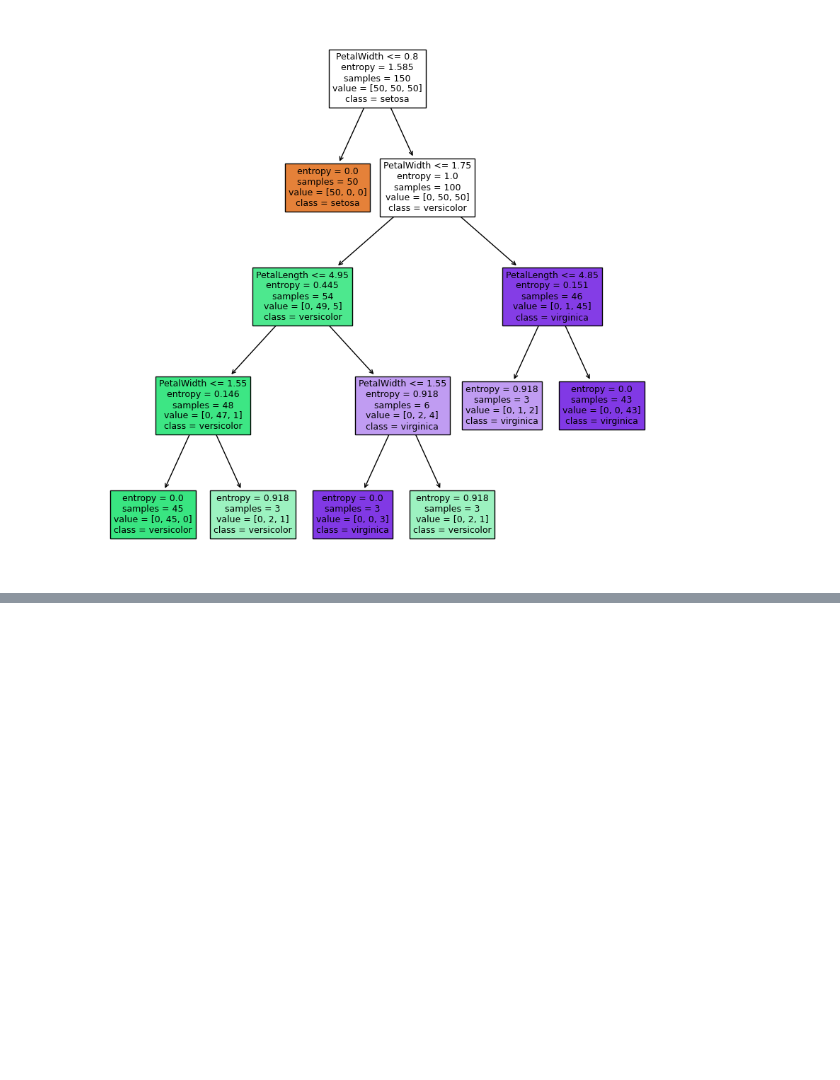
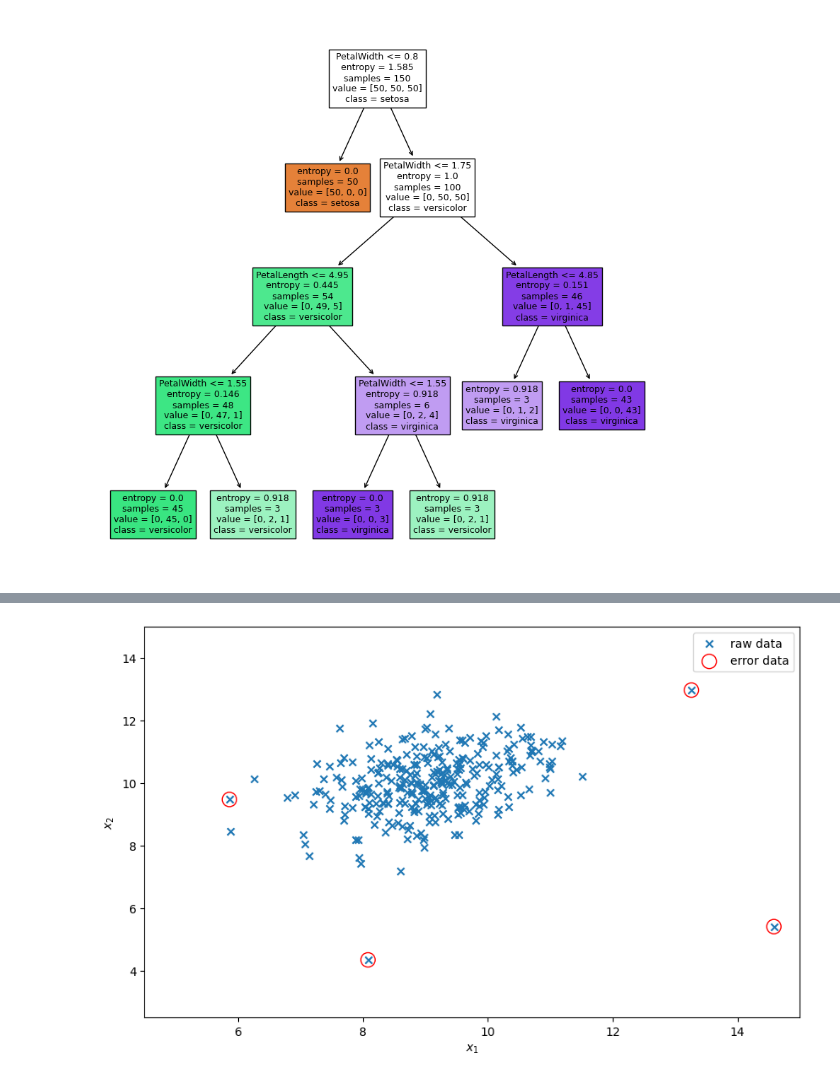
Before and after one commit to ChaoEcho/ml_learn, a Jupyter notebook: my_learn/learn-8-6.ipynb, the cells around one changed output, grey strips where cells are left out. Cells and saved outputs as stored; diff of their text form; code cells hidden in the pictures; blank space fills up the shorter version.

```diff
--- a/my_learn/learn-8-6.ipynb
+++ b/my_learn/learn-8-6.ipynb
@@ -79,0 +157,13 @@ tree.plot_tree(dc_tree,filled='True',feature_names=['SepalLength', 'SepalWidth',
+# %%
+#visualize the result
+fig4 = plt.figure(figsize=(10,6))
+orginal_data=plt.scatter(data.loc[:,'x1'],data.loc[:,'x2'],marker='x')
+anomaly_data=plt.scatter(data.loc[:,'x1'][y_predict==-1],data.loc[:,'x2'][y_predict==-1],marker='o',facecolor='none',edgecolor='red',s=150)
+
+plt.xlabel('$x_1$')
+plt.ylabel('$x_2$')
+plt.legend((orginal_data,anomaly_data),('raw data','error data'))
+plt.axis([4.5,15,2.5,15])
+plt.show()
+# %% [output]
+[figure, added]
```
Also changed, not shown: parts of 10 cells of this notebook.
